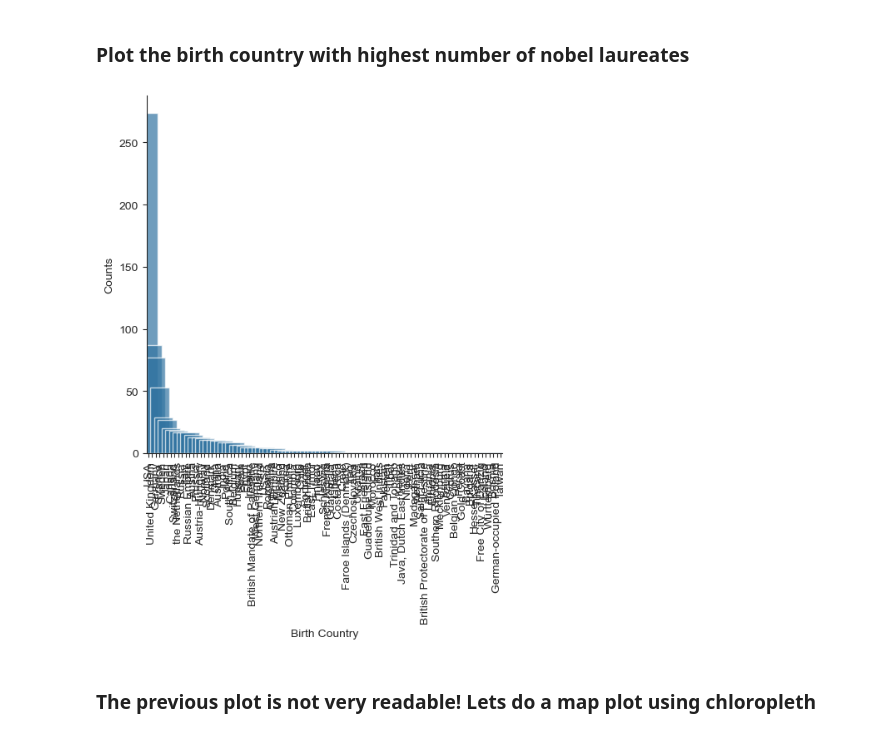
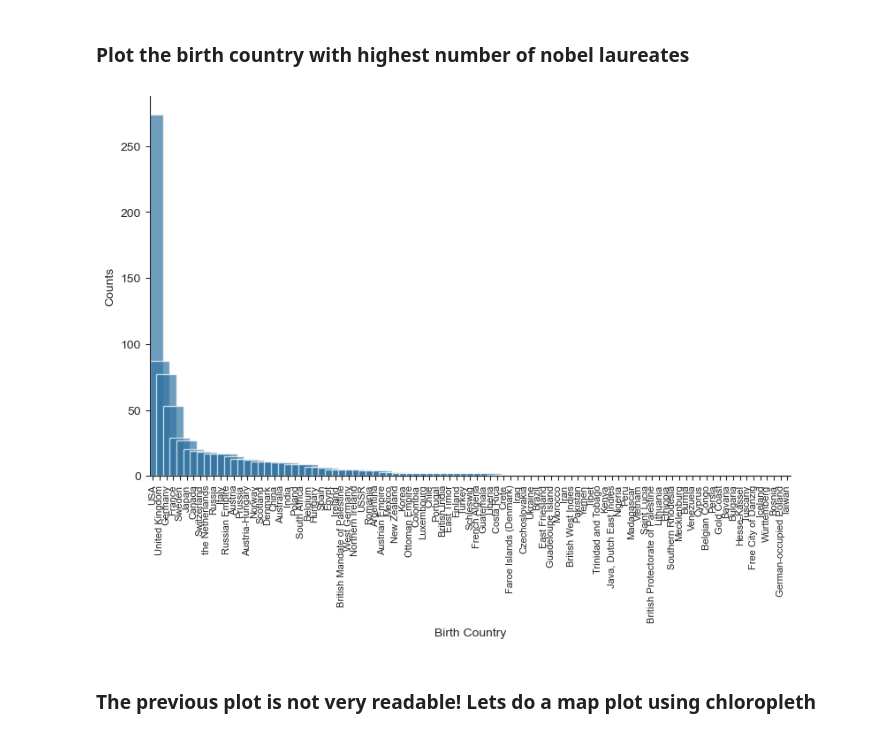
Before and after one commit to IDKwoji/python-learning-trajectory, a Jupyter notebook: data-analysis/01_nobel_price.ipynb, the cells around one changed output. Saved outputs shown, nothing was run; the diff lists cells and outputs as text; code cells hidden in the pictures.

Commit message:
Additional analysis on nobel data

```diff
--- a/data-analysis/01_nobel_price.ipynb
+++ b/data-analysis/01_nobel_price.ipynb
@@ -111,13 +111,19 @@ the top country with most nobel prize winners is USA
 # %% [markdown]
 ### Plot the birth country with highest number of nobel laureates
 # %%
-f2 = sns.catplot(data=nobel_df, x="birth_country", kind="count", width=5.0, alpha=0.7, order=country_count.index)
-f2.set_xticklabels(rotation=90)
+f2 = sns.catplot(data=nobel_df,
+                 x="birth_country",
+                 kind="count",
+                 width=3.0,
+                 alpha=0.7,
+                 order=country_count.index,
+                 aspect=1.6)
+f2.set_xticklabels(rotation=90, size=8)
 f2.set_axis_labels("Birth Country", "Counts")
 
 plt.show()
 # %% [output]
-[figure, old version]
+[figure, new version]
 # %% [markdown]
 ### The previous plot is not very readable! Lets do a map plot using chloropleth
 # %%
```
Also changed, not shown: parts of 11 cells of this notebook.
